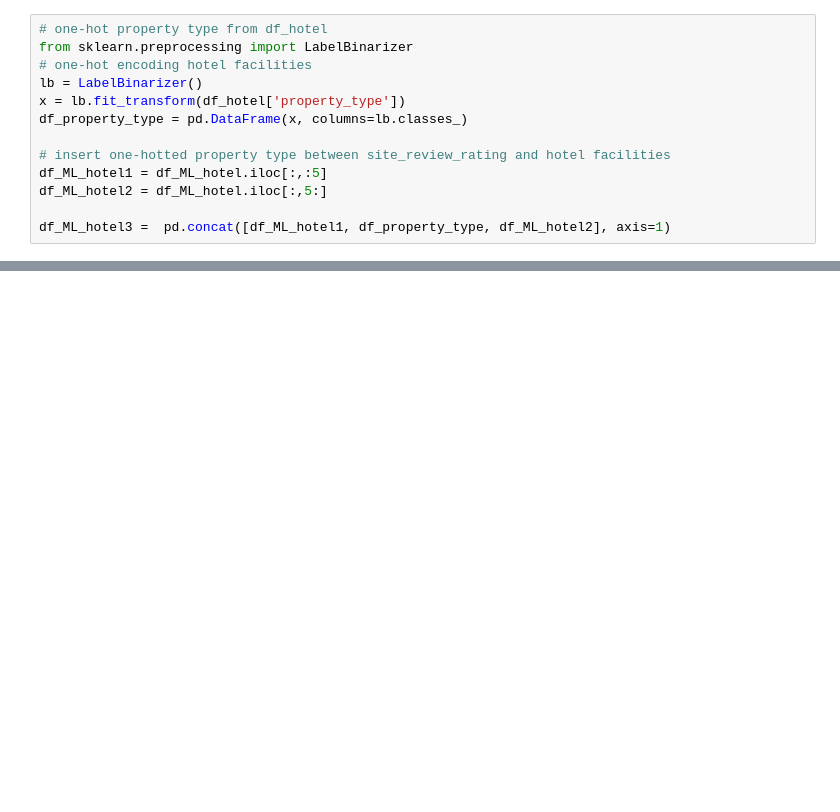
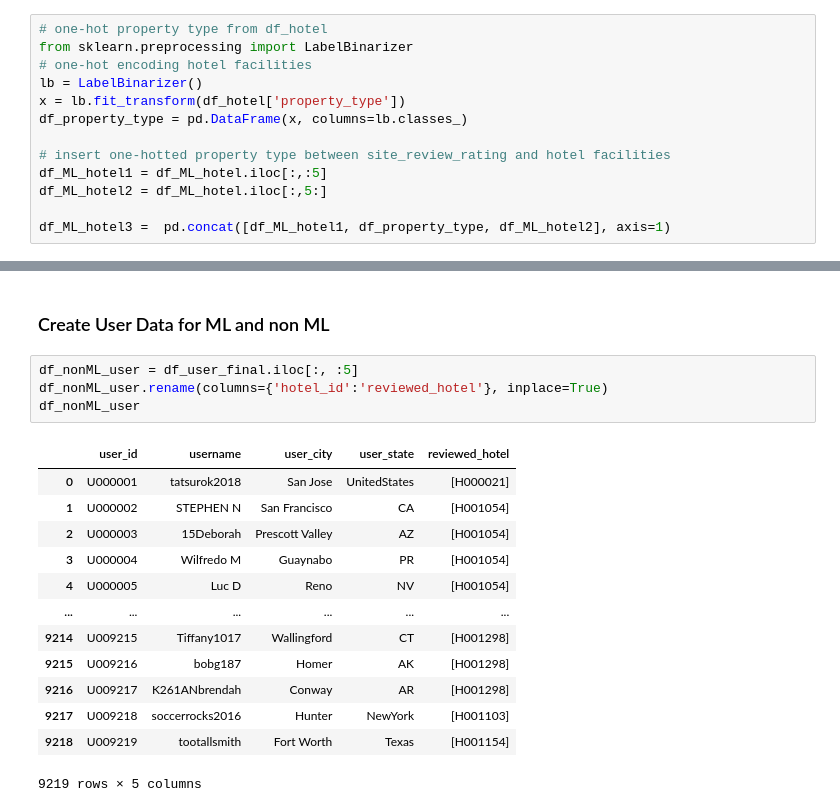
Before and after one commit to zulfauzi92/Hotel_Recomendation_Model_Traveloka, a Jupyter notebook: Eksplorasi Data/Main Dataset/Processing Main Data.ipynb, the cells around one changed output, grey strips where cells are left out. Drawn from its saved outputs; the diff is of its cells as text; blank space fills up the shorter version.

```diff
--- a/Eksplorasi Data/Main Dataset/Processing Main Data.ipynb
+++ b/Eksplorasi Data/Main Dataset/Processing Main Data.ipynb
@@ -89,0 +188,20 @@ p_user2
+# %% [markdown]
+### Create User Data for ML and non ML
+# %%
+df_nonML_user = df_user_final.iloc[:, :5]
+df_nonML_user.rename(columns={'hotel_id':'reviewed_hotel'}, inplace=True)
+df_nonML_user
+# %% [output]
+|  | user_id | username | user_city | user_state | reviewed_hotel |
+| 0 | U000001 | tatsurok2018 | San Jose | UnitedStates | [H000021] |
+| 1 | U000002 | STEPHEN N | San Francisco | CA | [H001054] |
+| 2 | U000003 | 15Deborah | Prescott Valley | AZ | [H001054] |
+| 3 | U000004 | Wilfredo M | Guaynabo | PR | [H001054] |
+| 4 | U000005 | Luc D | Reno | NV | [H001054] |
+| ... | ... | ... | ... | ... | ... |
+| 9214 | U009215 | Tiffany1017 | Wallingford | CT | [H001298] |
+| 9215 | U009216 | bobg187 | Homer | AK | [H001298] |
+| 9216 | U009217 | K261ANbrendah | Conway | AR | [H001298] |
+| 9217 | U009218 | soccerrocks2016 | Hunter | NewYork | [H001103] |
+| 9218 | U009219 | tootallsmith | Fort Worth | Texas | [H001154] |
+9219 rows × 5 columns
```
Also changed, not shown: parts of 27 cells of this notebook, 5 other files.
